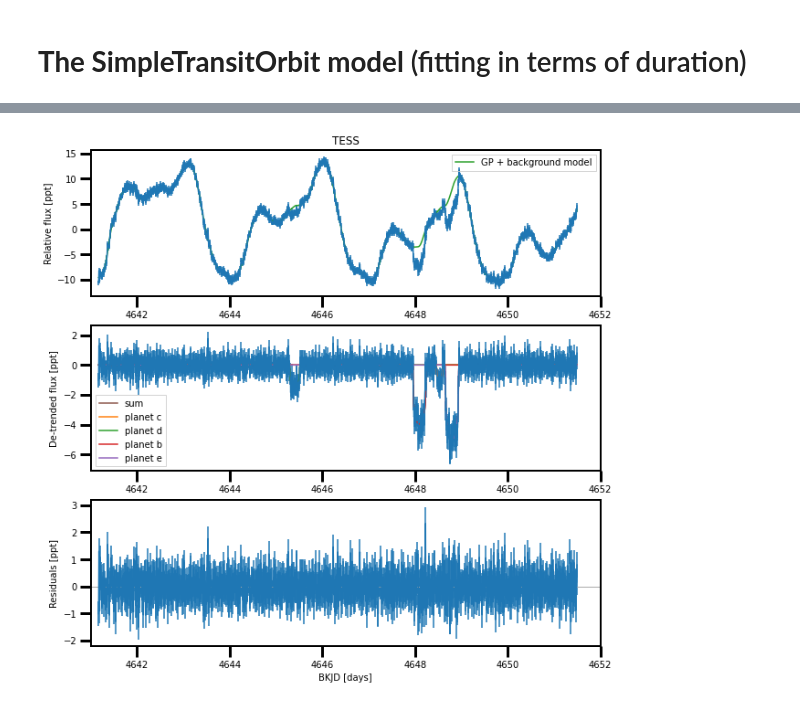
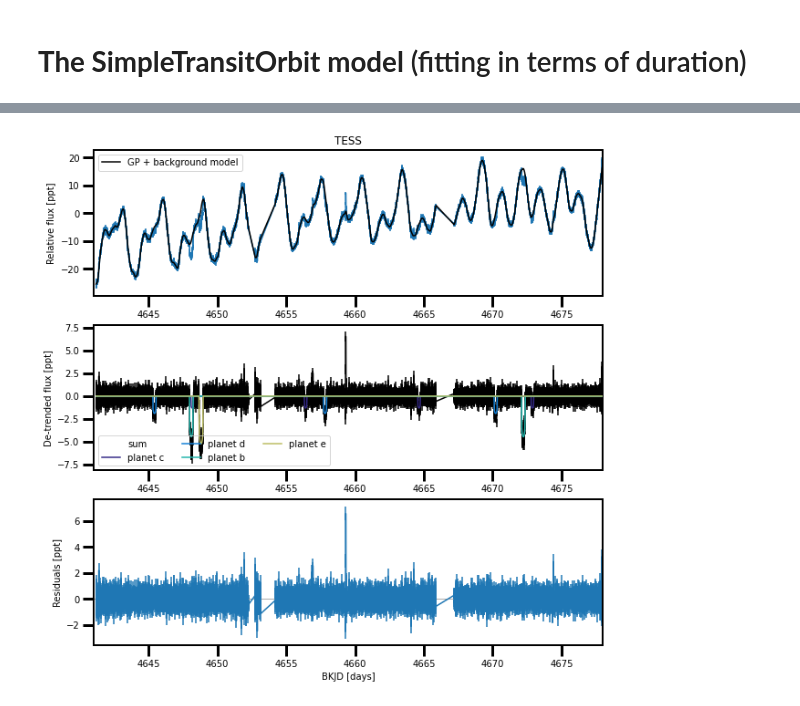
Before and after one commit to afeinstein20/v1298tau_tess, a Jupyter notebook: notebooks/TESS_V1298Tau.ipynb, the cells around one changed output, grey strips where cells are left out. Saved outputs shown, nothing was run; the diff lists cells and outputs as text; code cells hidden in the pictures.

```diff
--- a/notebooks/TESS_V1298Tau.ipynb
+++ b/notebooks/TESS_V1298Tau.ipynb
@@ -11,18 +11,14 @@ import pymc3_ext as pmx
 from celerite2.theano import terms, GaussianProcess
 import corner
 
+from lightkurve.search import search_lightcurve
+
 from astropy.time import Time
 import astropy.units as u
 import astropy.constants as c
 
 import time as timer
-
-
-tangerine = ['#1a2754','#f9a919','#2ab59f','#e2721c','#db3e0e','#067bc1']
-
-mpl.rcParams['figure.dpi'] = 250
-mpl.rcParams['figure.figsize'] = 4,3
-mpl.rcParams['legend.fancybox'] = False
+tangerine= np.load('/Users/arcticfox/parula_colors.npy')[np.linspace(0,180,4,dtype=int)]
 # %%
 def normalize_lc(flux):
     #Returns median-normalized flux in units of parts-per-thousand
@@ -199,3 +160,10 @@ It looks like:
 The data beyond BKJD = 4651.5 are corrupted so let's remove it.
 # %% [markdown]
 # **The SimpleTransitOrbit model** (fitting in terms of duration)
+# %%
+ett = np.array([expected_transit_times[0][0],
+               expected_transit_times[1][0],
+               expected_transit_times[2][0],
+                expected_transit_times[3][0],
+               ])
+ett
@@ -403,0 +388,2 @@ logp: -1309.8509028163069 -> -1290.2536110951241
+# %%
+yerr_tess = np.ascontiguousarray(map_soln0['yerr_tess'] + 0.0, dtype=np.float64)
@@ -404,5 +568,5 @@ logp: -1309.8509028163069 -> -1290.2536110951241
 # %%
-def plot_light_curve(soln, extras, xrange=[4641,4652], mask=None):
+def plot_light_curve(soln, extras, xrange=[4641,4678], mask=None):
 
 
     if mask is None:
@@ -412,44 +576,45 @@ def plot_light_curve(soln, extras, xrange=[4641,4652], mask=None):
 
 
     ax = axes[0]
-    ax.errorbar(x[mask], y[mask], yerr=soln["yerr"])#, **ebar_kws)
-    gp_mod = extras["gp_pred"] + soln["mean"] + soln["bkg"]
-    ax.plot(x[mask], gp_mod, color="C2", label="GP + background model")
-    ax.legend(fontsize=10)
+    ax.errorbar(x[mask], y[mask], yerr=yerr_tess)#soln["yerr_tess"])
+    gp_mod = extras["gp_pred_tess"] + soln["mean_tess"] + soln["bkg"]
+    ax.plot(x[mask], gp_mod, color="k", label="GP + background model", zorder=4)
+    ax.legend(fontsize=10, ncol=2)
     ax.set_ylabel("Relative flux [ppt]")
 
     ax.set_title('TESS')
 
     ax = axes[1]
-    ax.errorbar(x[mask], y[mask] - gp_mod, yerr=soln["yerr"])#,  **ebar_kws)
+    ax.errorbar(x[mask], y[mask] - gp_mod, yerr=yerr_tess,color='k')#soln["yerr_tess"])
 
-    mod_sum = np.sum(extras["light_curves"], axis=-1)
-    ax.plot(x[mask], mod_sum, label="sum", color="C5")
+    mod_sum = np.sum(extras["light_curves_tess"], axis=-1)
+    ax.plot(x[mask], mod_sum, label="sum", color="w")
 
     for i, l in enumerate("cdbe"):
-        mod = extras["light_curves"][:, i]
-        ax.plot(x[mask], mod, label="planet {0}".format(l))
+        mod = extras["light_curves_tess"][:, i]
+        ax.plot(x[mask], mod, label="planet {0}".format(l), zorder=3,
+                color=tangerine[i])
 
 
 
-    ax.legend(fontsize=10, loc=3)
+    ax.legend(fontsize=10, loc=3, ncol=3)
     ax.set_ylabel("De-trended flux [ppt]")
 
 
     ax = axes[2]
-    mod = gp_mod + np.sum(extras["light_curves"], axis=-1)
-    ax.errorbar(x[mask], y[mask] - mod, yerr=soln["yerr"])#,  **ebar_kws)
+    mod = gp_mod + np.sum(extras["light_curves_tess"], axis=-1)
+    ax.errorbar(x[mask], y[mask] - mod, yerr=yerr_tess)#soln["yerr_tess"])
     ax.axhline(0, color="#aaaaaa", lw=1)
     ax.set_ylabel("Residuals [ppt]")
     ax.set_xlabel("BKJD [days]")
 
     for i in range(3):
         axes[i].set_xlim(xrange[0],xrange[1])
 
 
     return fig
 
 
-_ = plot_light_curve(map_soln0, extras0)
+_ = plot_light_curve(map_soln1, extras1)
 # %% [output]
-[figure, old version]
+[figure, new version]
```
Also changed, not shown: parts of 22 cells of this notebook, 5 other files.
